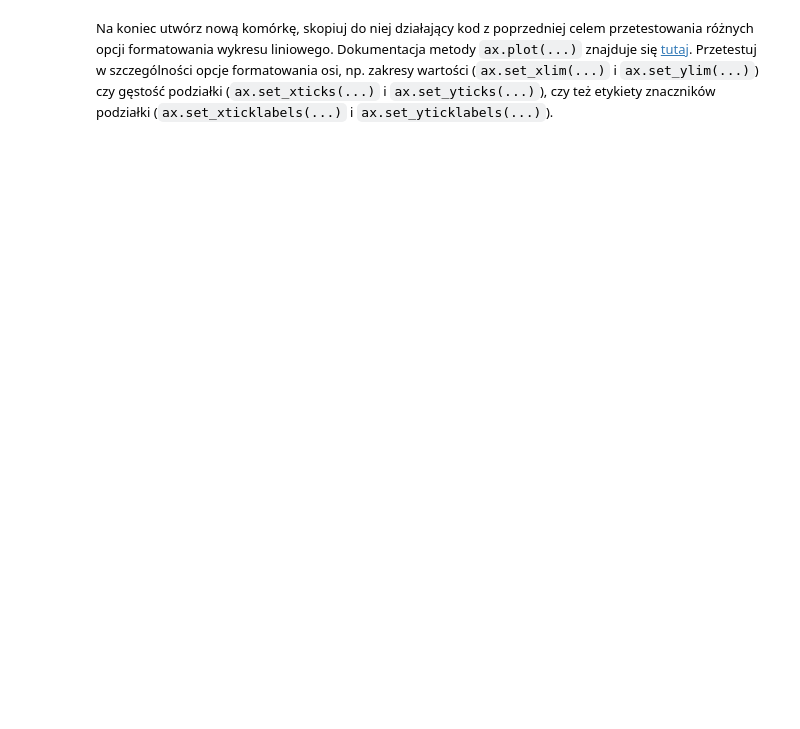
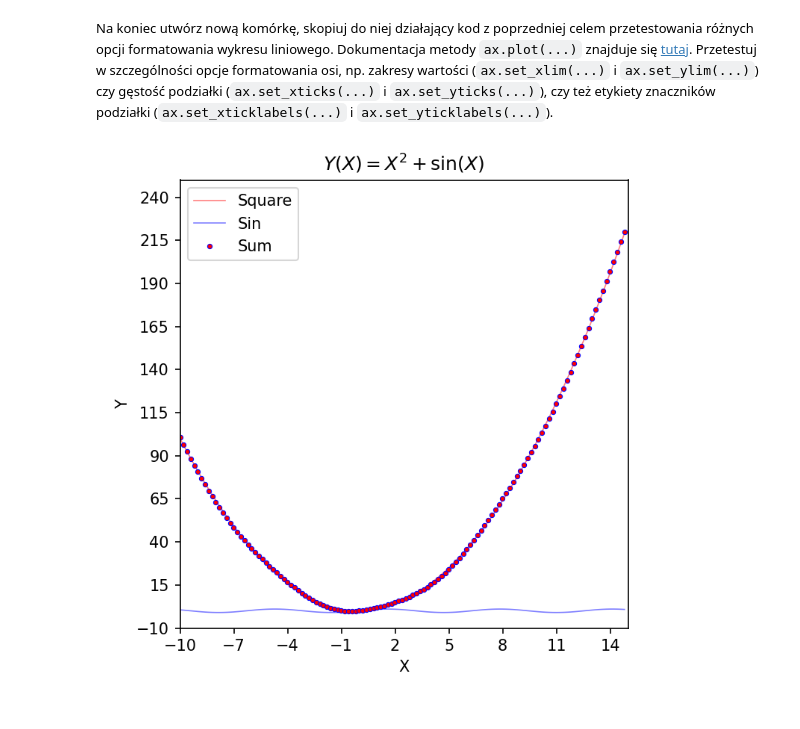
Before and after one commit to stanuch/BioLogic, a Jupyter notebook: cwiczenia2/2_matplotlib.ipynb, the cells around one changed output. Cells and saved outputs as stored; diff of their text form; code cells hidden in the pictures; blank space fills up the shorter version.

```diff
--- a/cwiczenia2/2_matplotlib.ipynb
+++ b/cwiczenia2/2_matplotlib.ipynb
@@ -95,3 +127,26 @@ Wykres zapisz do pliku `output/chart_2.png`.
 
 Na koniec utwórz nową komórkę, skopiuj do niej działający kod z poprzedniej celem przetestowania różnych opcji formatowania wykresu liniowego. Dokumentacja metody `ax.plot(...)` znajduje się [tutaj](https://matplotlib.org/3.1.1/api/_as_gen/matplotlib.pyplot.plot.html). Przetestuj w szczególności opcje formatowania osi, np. zakresy wartości (`ax.set_xlim(...)` i `ax.set_ylim(...)`) czy gęstość podziałki (`ax.set_xticks(...)` i `ax.set_yticks(...)`), czy też etykiety znaczników podziałki (`ax.set_xticklabels(...)` i `ax.set_yticklabels(...)`).
 </font>
+# %%
+fig = plt.figure(figsize=(5,5), dpi=150)
+ax = fig.add_axes([0.15, 0.15, 0.8, 0.8])
+
+ax.plot(x,y_square, color='red', linewidth=0.8, alpha=0.5)
+ax.plot(x,y_sin, color='blue', linewidth=0.8, alpha=0.5)
+ax.plot(x,y, marker='o', markersize=3, markerfacecolor='red', markeredgecolor='blue', markeredgewidth=0.5, linestyle=' ')
+
+ax.legend(['Square', 'Sin', 'Sum'])
+
+ax.set_title(r'$Y(X) = X^2 + \sin(X)$')
+ax.set_xlabel('X')
+ax.set_ylabel('Y')
+
+ax.set_xticks(np.arange(-10,16,3))
+ax.set_yticks(np.arange(-10,250,25))
+
+ax.set_xlim([-10,15])
+ax.set_ylim([-10,250])
+
+plt.savefig('output/chart_3.png')
+# %% [output]
+[figure, added]
```
Also changed, not shown: parts of 6 cells of this notebook, 17 other files.
